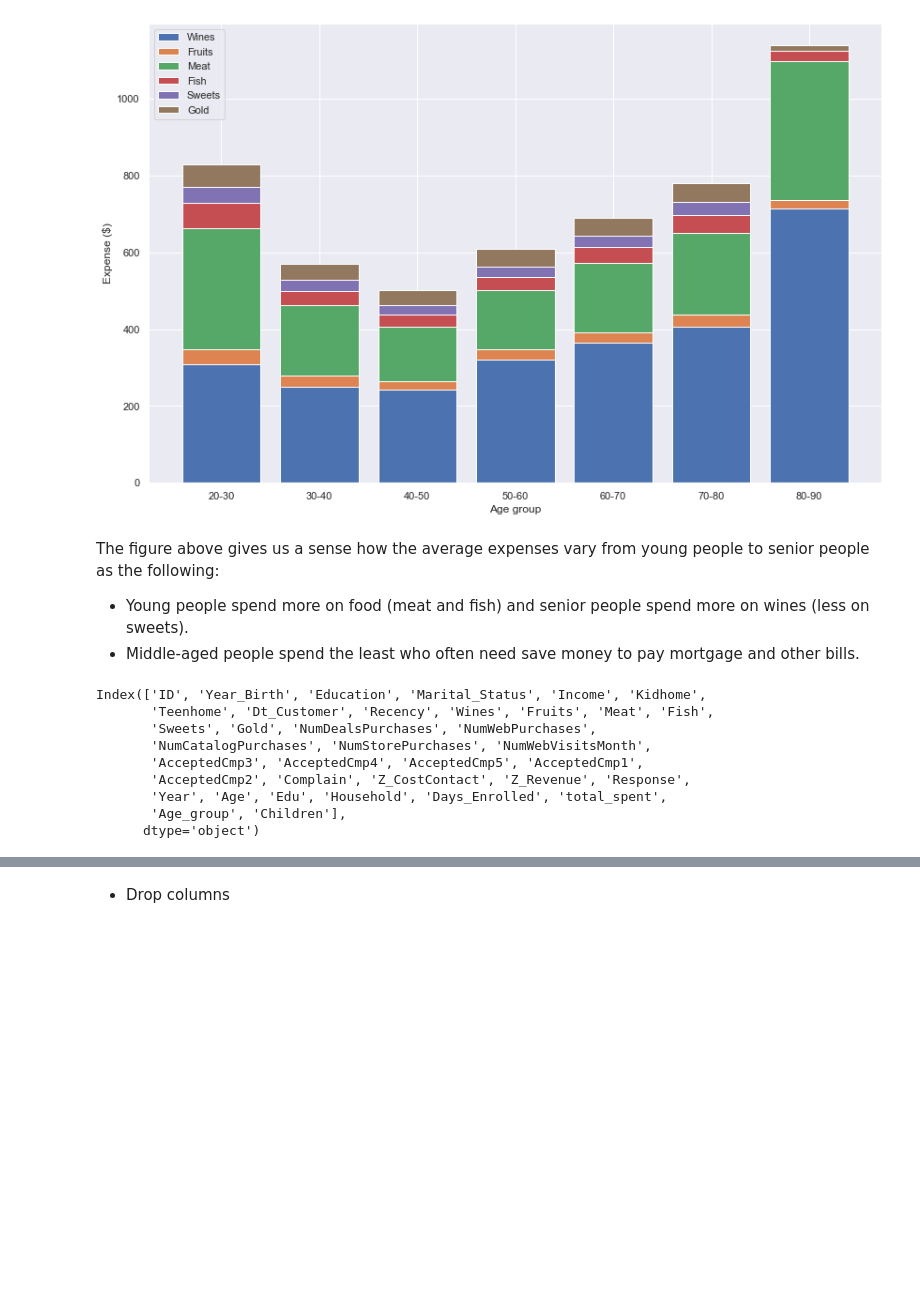
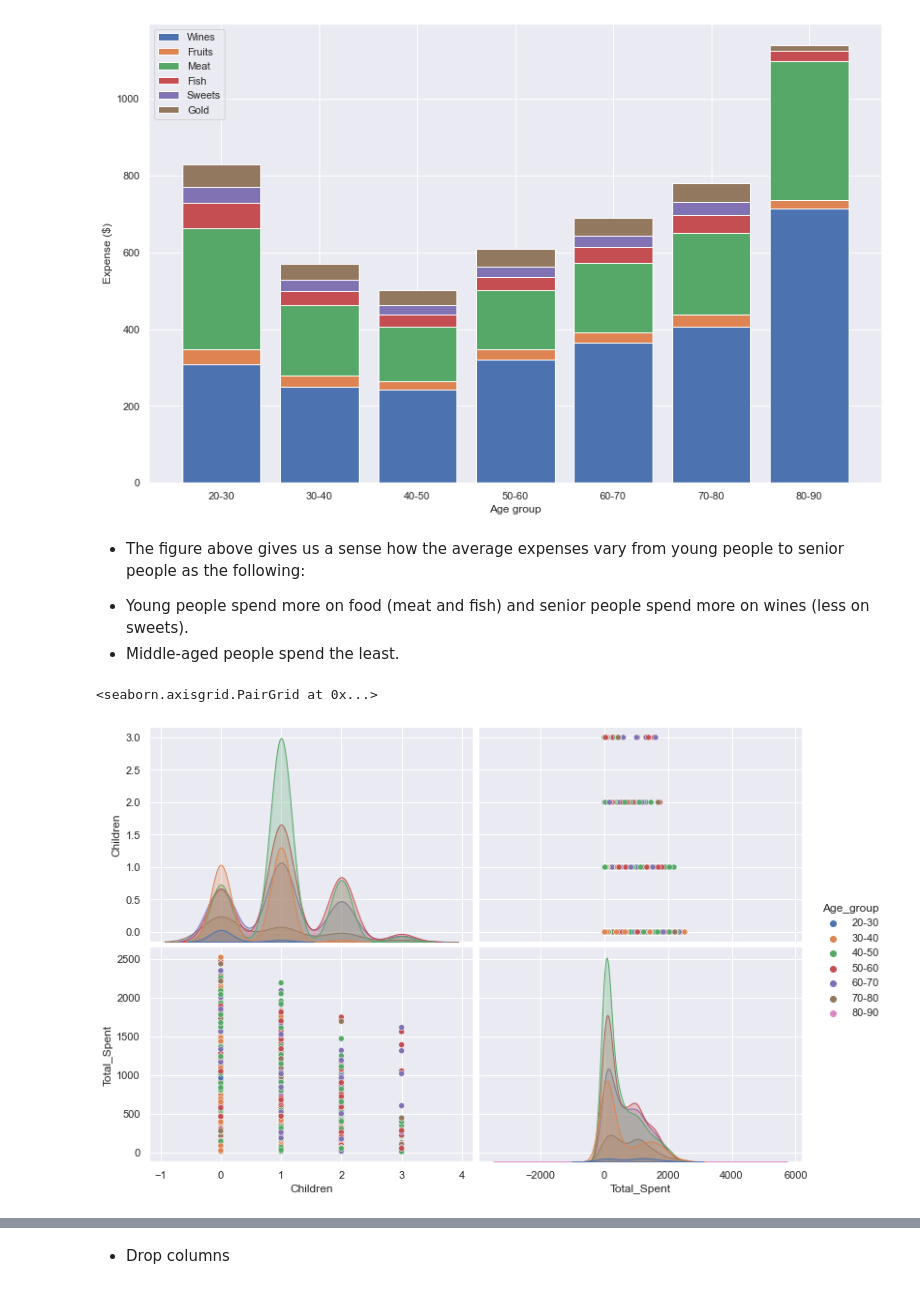
Before and after one commit to livia360/Capstone_project, a Jupyter notebook: Customer Behavior Analysis_01_Data_Wrangling.ipynb, the cells around one changed output, grey strips where cells are left out. Cells and saved outputs as stored; diff of their text form; code cells hidden in the pictures; blank space fills up the shorter version.

```diff
--- a/Customer Behavior Analysis_01_Data_Wrangling.ipynb
+++ b/Customer Behavior Analysis_01_Data_Wrangling.ipynb
@@ -314,20 +327,14 @@ ax.legend();
 # %% [output]
 [figure]
 # %% [markdown]
-The figure above gives us a sense how the average expenses vary from young people to senior people as the following:
+ - The figure above gives us a sense how the average expenses vary from young people to senior people as the following:
 * Young people spend more on food (meat and fish) and senior people spend more on wines (less on sweets).
-* Middle-aged people spend the least who often need save money to pay mortgage and other bills.
+* Middle-aged people spend the least.
 # %%
-df['Children'] = df.Kidhome + df.Teenhome
+customer_df['Children'] = customer_df.Kidhome + customer_df.Teenhome
-# %%
-df.columns
-# %% [output]
-Index(['ID', 'Year_Birth', 'Education', 'Marital_Status', 'Income', 'Kidhome',
-       'Teenhome', 'Dt_Customer', 'Recency', 'Wines', 'Fruits', 'Meat', 'Fish',
-       'Sweets', 'Gold', 'NumDealsPurchases', 'NumWebPurchases',
-       'NumCatalogPurchases', 'NumStorePurchases', 'NumWebVisitsMonth',
-       'AcceptedCmp3', 'AcceptedCmp4', 'AcceptedCmp5', 'AcceptedCmp1',
-       'AcceptedCmp2', 'Complain', 'Z_CostContact', 'Z_Revenue', 'Response',
-       'Year', 'Age', 'Edu', 'Household', 'Days_Enrolled', 'total_spent',
-       'Age_group', 'Children'],
-      dtype='object')
+# %%
+To_Plot = ["Age_group", 'Children', 'Total_Spent']
+sns.pairplot(customer_df[To_Plot], hue="Age_group", height=3.5, aspect=1.5)
+# %% [output]
+<seaborn.axisgrid.PairGrid at 0x...>
+[figure, added]
```
Also changed, not shown: parts of 56 cells of this notebook.
